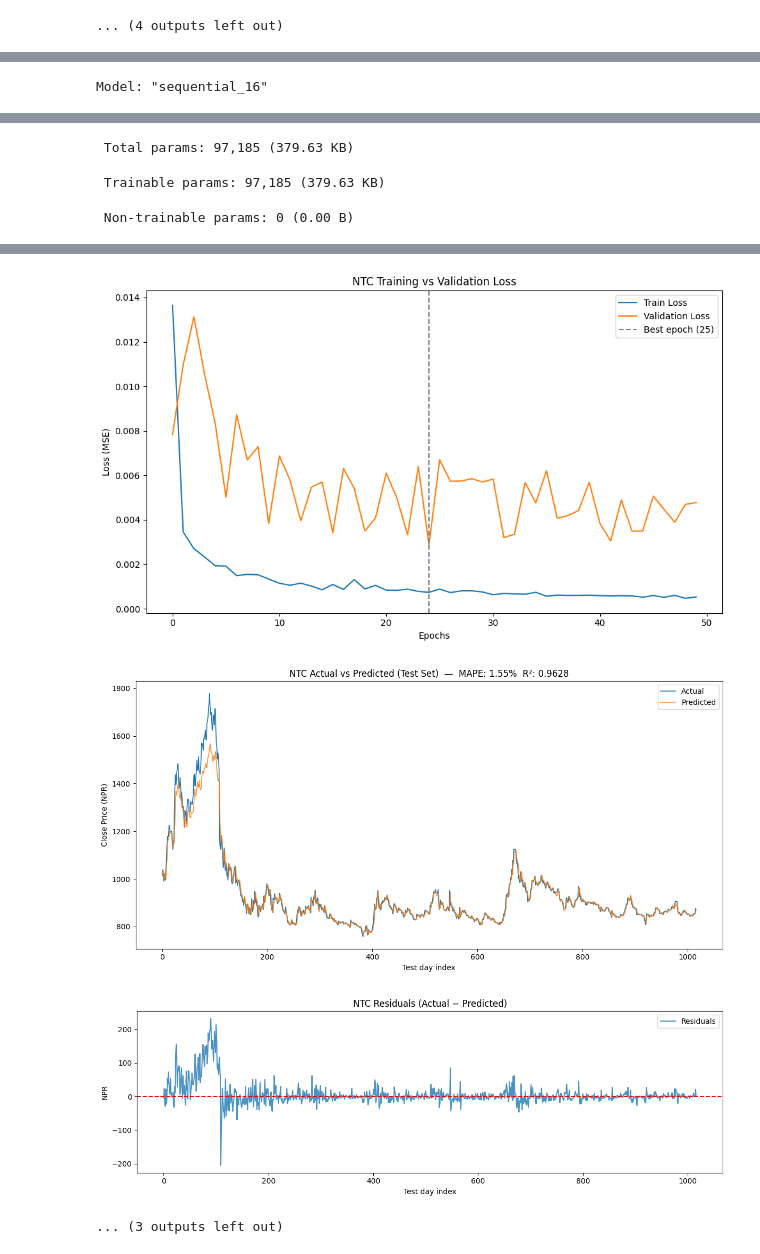
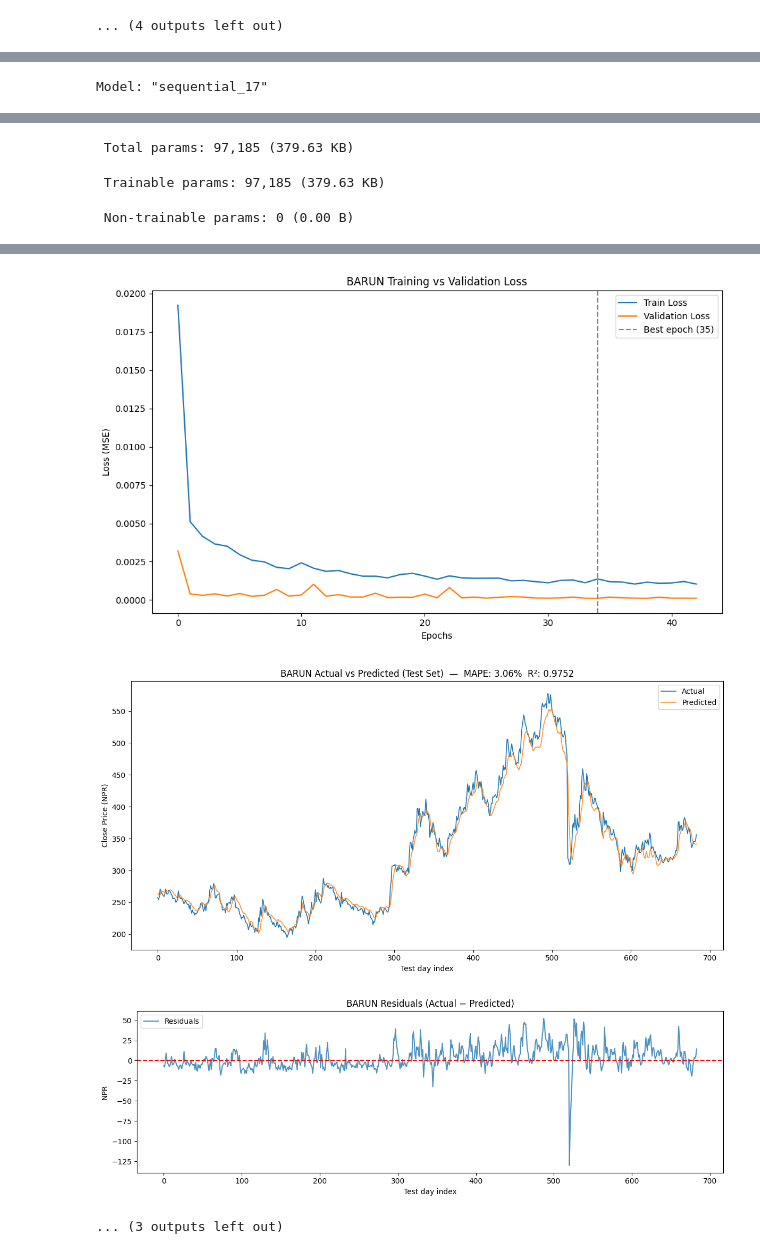
Before and after one commit to arpanrijal/spa, a Jupyter notebook: python/AI-Model/newcodeLSTMseeifitswork.ipynb, the cells around one changed output, grey strips where cells are left out. Drawn from its saved outputs; the diff is of its cells as text; code cells hidden in the pictures.

Commit message:
barun stock info

```diff
--- a/python/AI-Model/newcodeLSTMseeifitswork.ipynb
+++ b/python/AI-Model/newcodeLSTMseeifitswork.ipynb
@@ -1480,7 +1480,7 @@ stock_ignored = [
     "CORBLP", "GFCLPO", "HBLPO", "LFCPO", "SBIPO",
     "GABLPO", "AMFIPO", "NMLBS", "ILFCPO", "JSLBBP"
 ]
-needCompareModel = ["NTC"]  # extend as needed
+needCompareModel = ["BARUN"]  # extend as needed
 
 all_metrics = []
 
@@ -1792,7 +1792,7 @@ for symbol in symbols:
     direction     = "UP" if tomorrow_price > current_price else "DOWN"
 
     print(f"\nCurrent Price  {symbol}: {current_price:.2f}")
-    print(f"Tomorrow Price {symbol}: {tomorrow_price:.2f}  ({direction} {abs(change_pct):.2f}%)")
+    print(f"Tomorrow Price {symbol}: {tomorrow_price:.2f}")
 
     df_date    = pd.read_csv(stock_path)[['Date_Stock']].dropna()
     latest_date = df_date.iloc[0]['Date_Stock']
@@ -1842,4 +1842,4 @@ x_train: (2271, 100, 3)  x_val: (339, 100, 3)
-Model: "sequential_16"
+Model: "sequential_17"
 ┏━━━━━━━━━━━━━━━━━━━━━━━━━━━━━━━━━┳━━━━━━━━━━━━━━━━━━━━━━━━┳━━━━━━━━━━━━━━━┓
 ┃ Layer (type)                    ┃ Output Shape           ┃       Param # ┃
 ┡━━━━━━━━━━━━━━━━━━━━━━━━━━━━━━━━━╇━━━━━━━━━━━━━━━━━━━━━━━━╇━━━━━━━━━━━━━━━┩
@@ -1881,5 +1881,5 @@ Train MAPE: 1.4285%  |  Test MAPE: 1.5505%  |  Gap: 0.1220%
 OK: Train/Test MAPE gap is acceptable
-[figure, old version]
+[figure, new version]
-[figure, old version]
+[figure, new version]
-[figure, old version]
+[figure, new version]
 ... (3 outputs left out)
```
Also changed, not shown: parts of 1 cell of this notebook, 8 other files.
